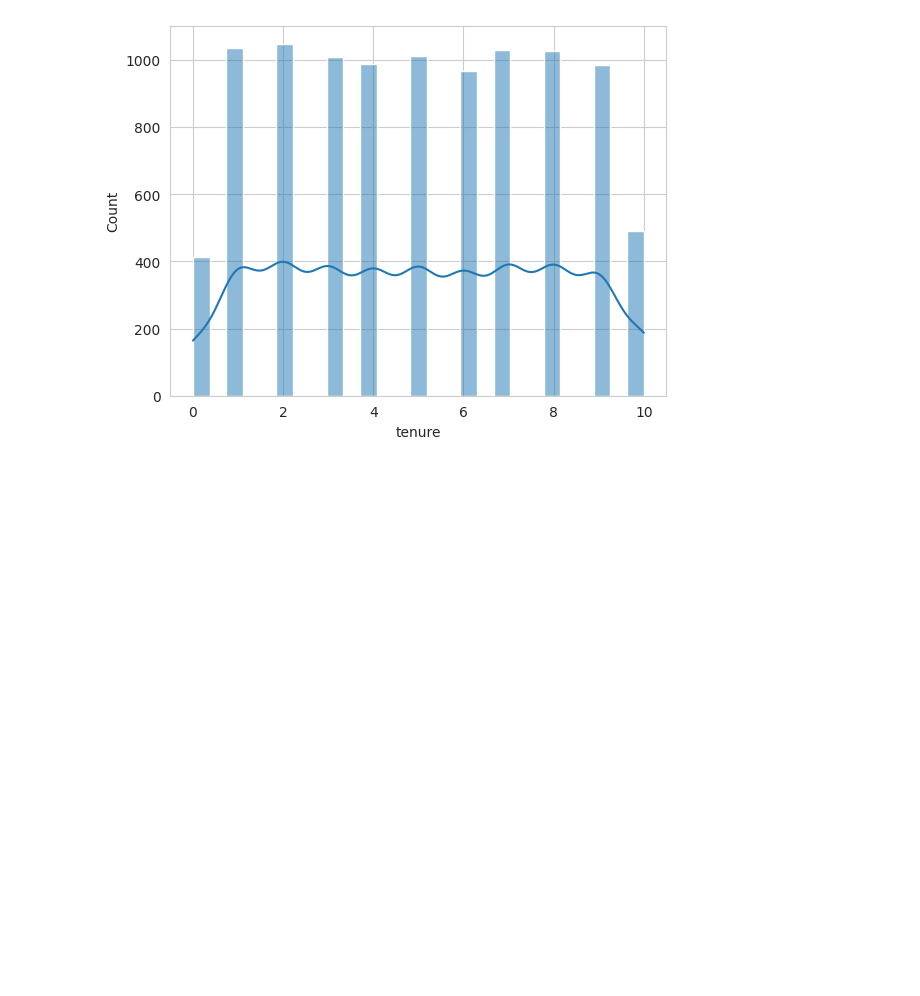
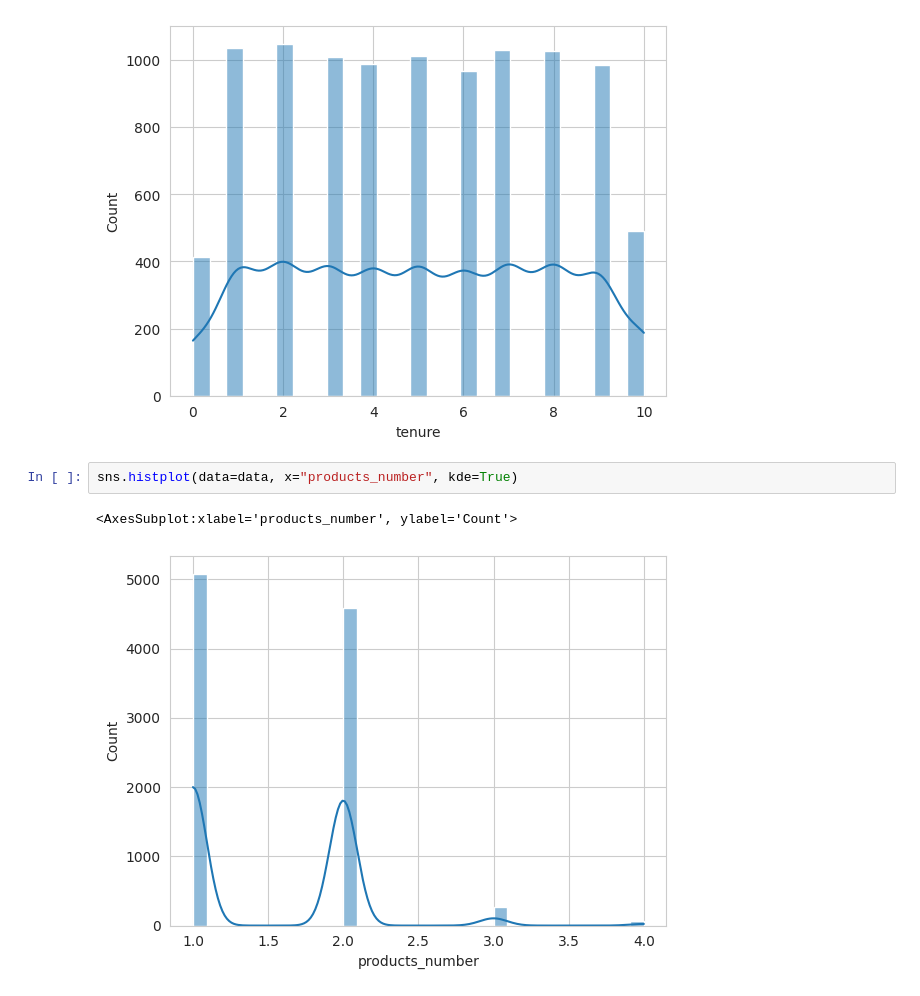
Before and after one commit to mmwitters/CDA_Project, a Jupyter notebook: Final Project.ipynb, the cells around one changed output. Cells and saved outputs as stored; diff of their text form; blank space fills up the shorter version.

```diff
--- a/Final Project.ipynb
+++ b/Final Project.ipynb
@@ -99,3 +103,8 @@ sns.histplot(data=data, x="tenure", kde=True)
 # %% [output]
 <AxesSubplot:xlabel='tenure', ylabel='Count'>
 [figure]
+# %%
+sns.histplot(data=data, x="products_number", kde=True)
+# %% [output]
+<AxesSubplot:xlabel='products_number', ylabel='Count'>
+[figure, added]
```
Also changed, not shown: parts of 1 cell of this notebook.
